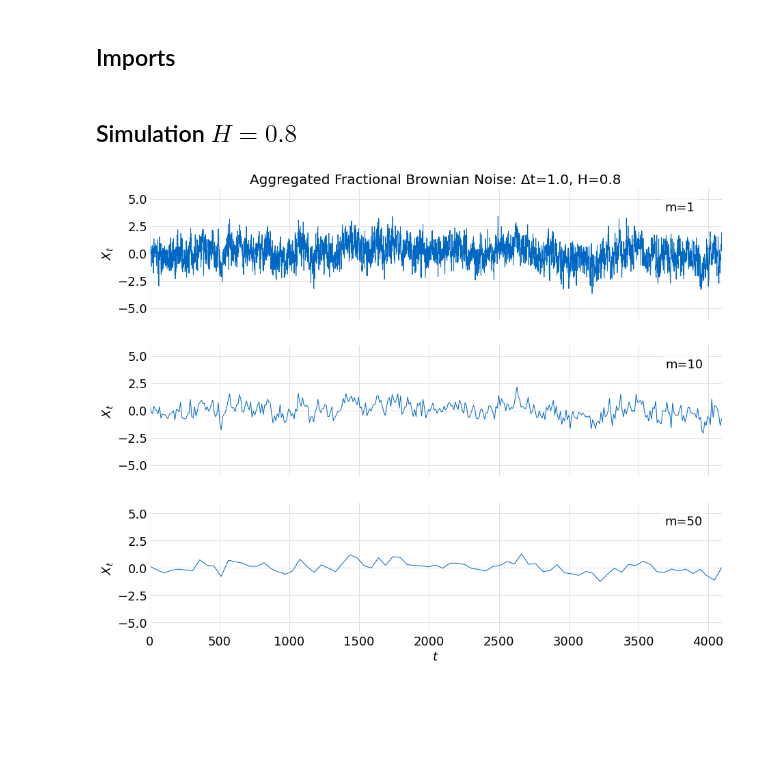
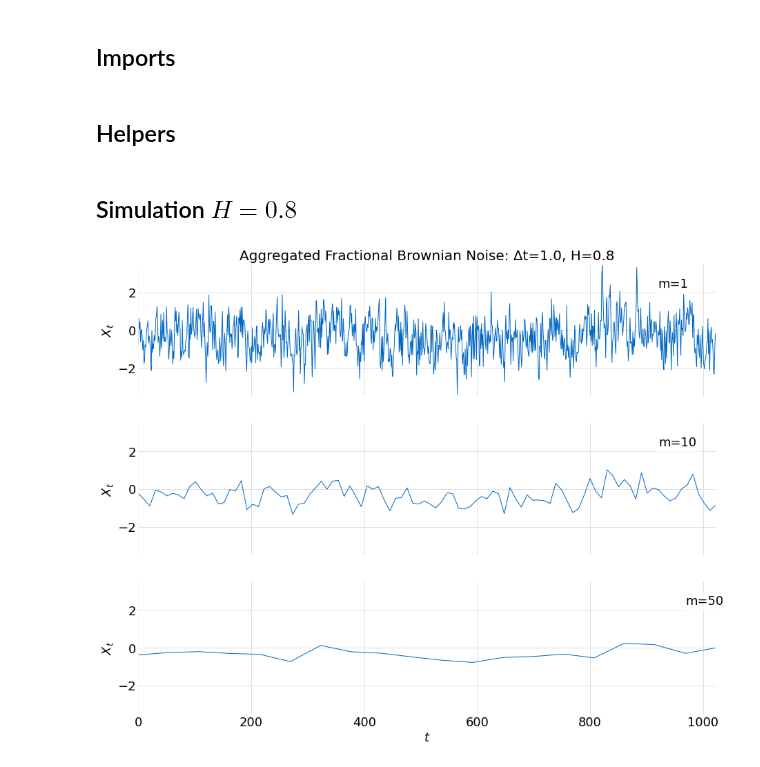
Before and after one commit to glyfish/alef, a Jupyter notebook: notebooks/random_processes/fbm_estimation_variance_aggregation.ipynb, the cells around one changed output. Saved outputs shown, nothing was run; the diff lists cells and outputs as text; code cells hidden in the pictures; blank space fills up the shorter version.

```diff
--- a/notebooks/random_processes/fbm_estimation_variance_aggregation.ipynb
+++ b/notebooks/random_processes/fbm_estimation_variance_aggregation.ipynb
@@ -117,23 +117,26 @@ from lib import stats
 
 # Config Plot Style
 pyplot.style.use(config.glyfish_style)
-# %% [markdown]
-## Simulation $H=0.8$
+# %% [markdown]
+## Helpers
 # %%
-H = 0.8
 Δt = 1.0
-npts = 2**12
+npts = 2**10
+nagg = 100
+m = [1, 10, 50]
+# %% [markdown]
+## Simulation $H=0.8$
 # %%
-m = [1, 10, 50]
-samples = fbm.fft_noise(H, npts, Δt)
+H = 0.8
 
 title = f"Aggregated Fractional Brownian Noise: Δt={Δt}, H={H}"
 labels = [f"m={m[0]}", f"m={m[1]}", f"m={m[2]}"]
 
+samples = fbm.fft_noise(H, npts, Δt)
 series = fbm.agg_series(samples, m)
 time = fbm.agg_time(samples, m)
 
-plots.time_series_stack(series, [-6.0, 6.0], labels, title, time)
+plots.time_series_stack(series, [-3.5, 3.5], labels, title, time)
 # %% [output]
-[figure, old version]
+[figure, new version]
 # %%
```
Also changed, not shown: parts of 15 cells of this notebook, 3 other files.
